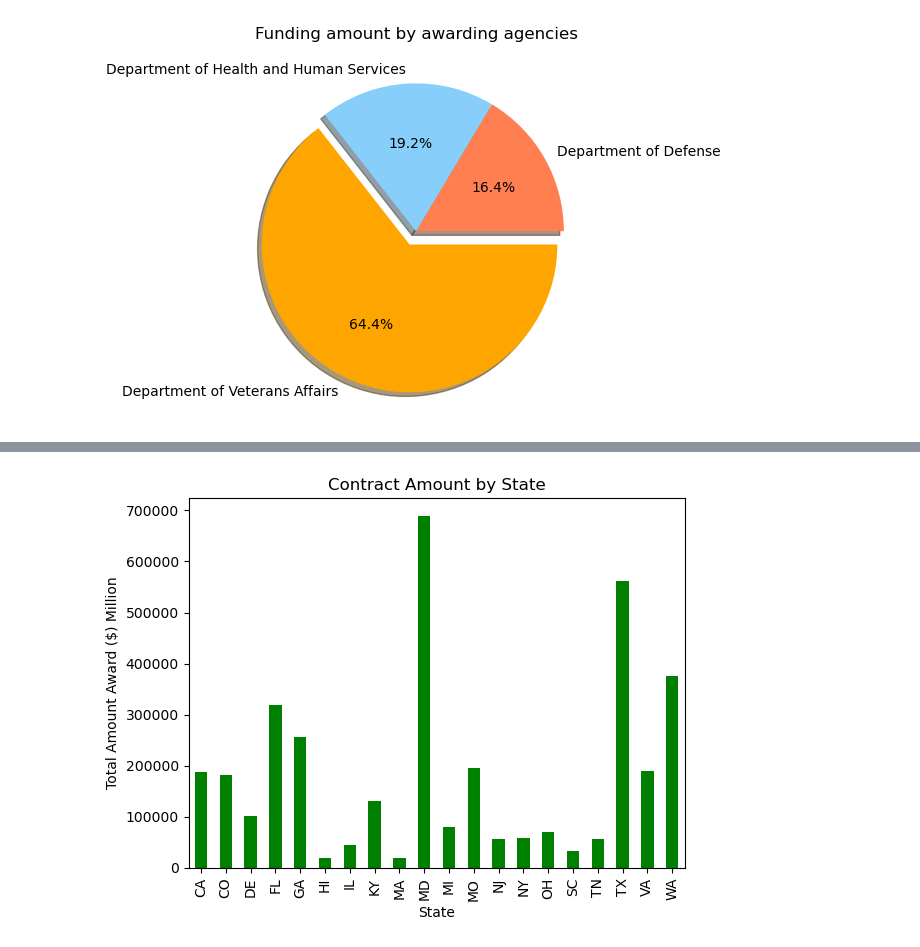
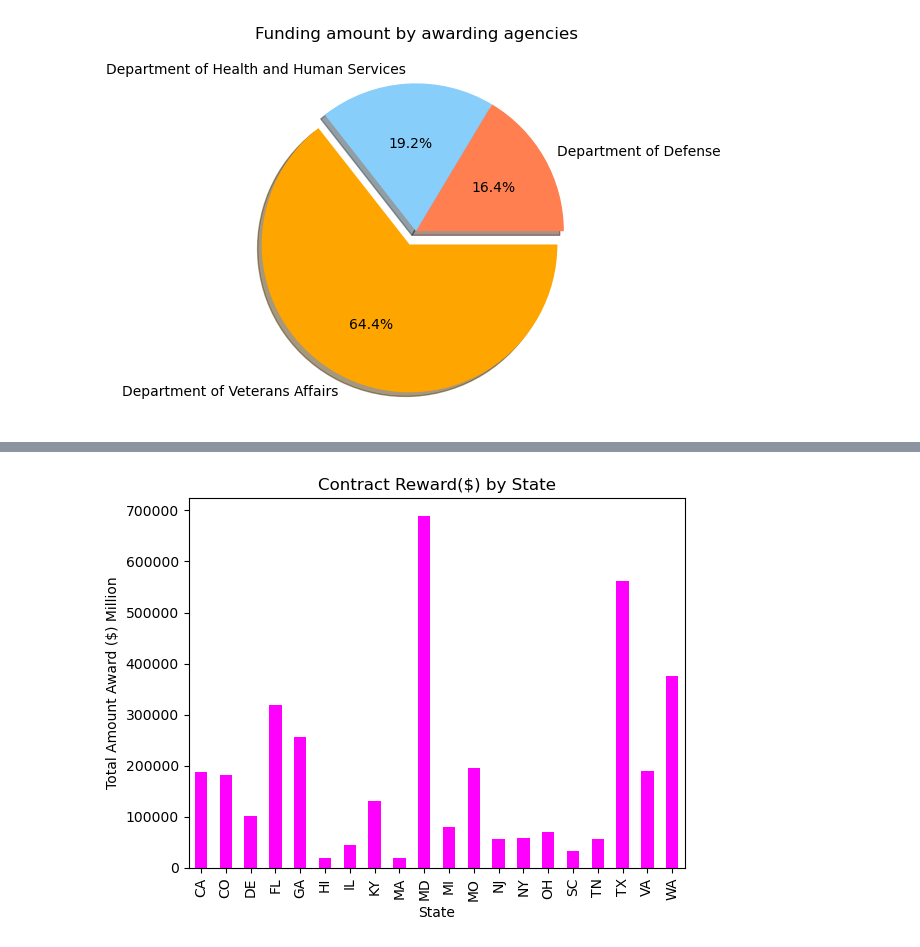
Before and after one commit to MoussaED/Project-1-repo, a Jupyter notebook: Post_Results_v3.ipynb, the cells around one changed output, grey strips where cells are left out. Cells and saved outputs as stored; diff of their text form; code cells hidden in the pictures.

```diff
--- a/Post_Results_v3.ipynb
+++ b/Post_Results_v3.ipynb
@@ -868,11 +900,12 @@ pd.DataFrame(sizes)
 # %%
 # Create a bar chart to capture total amount rewarded per state
 amount = big_df.groupby('State')["($) millions Award Amount"].sum()
-ax = amount.plot.bar(align = 'center', color = 'green')
+ax = amount.plot.bar(align = 'center', color = 'magenta')
 # Add labels and title
 plt.xlabel('State')
 plt.ylabel('Total Amount Award ($) Million')
-plt.title('Contract Amount by State')
+plt.title('Contract Reward($) by State')
+plt.savefig("../Project-1-repo/Fig7.png")
 plt.show()
 # %% [output]
-[figure, old version]
+[figure, new version]
```
Also changed, not shown: parts of 11 cells of this notebook, 8 other files.
